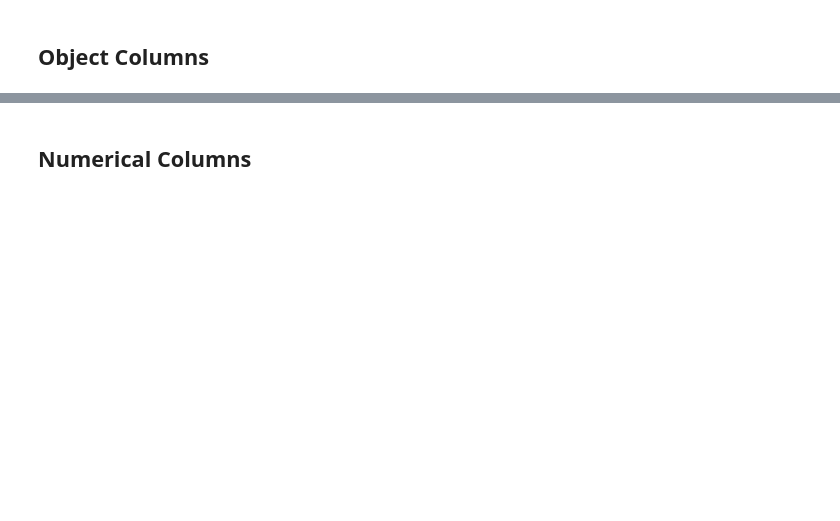
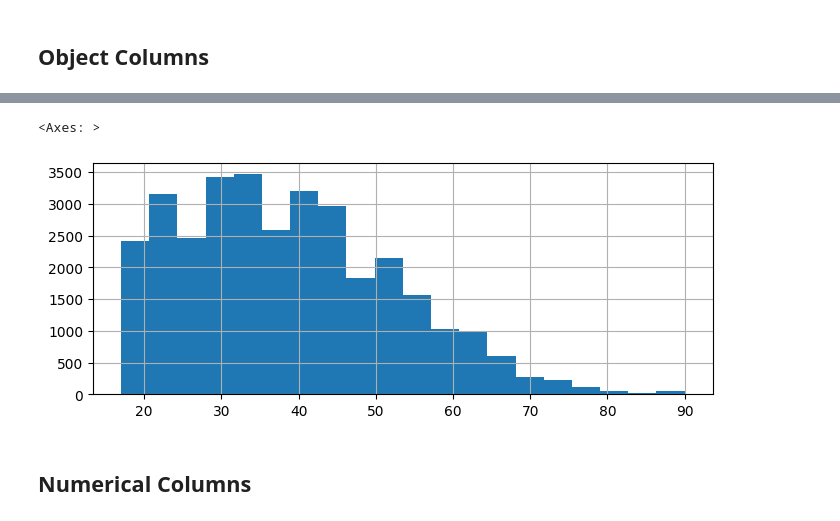
Before and after one commit to thecircuitproject/data-science-jumpstart-with-10-projects-course, a Jupyter notebook: notebooks/02-Income.ipynb, the cells around one changed output, grey strips where cells are left out. Cells and saved outputs as stored; diff of their text form; code cells hidden in the pictures; blank space fills up the shorter version.

```diff
--- a/notebooks/02-Income.ipynb
+++ b/notebooks/02-Income.ipynb
@@ -237,5 +321,11 @@ df.age.value_counts().sort_index().plot.bar()
 # %%
-df.age.hist(bins=20, figsize=(8,3))
+(df
+ .age
+ .hist(bins=20, figsize=(8,3))
+)
+# %% [output]
+<Axes: >
+[figure, added]
 # %% [markdown]
 ## Numerical Columns
 # %%
```
Also changed, not shown: parts of 18 cells of this notebook, 1 other file.
